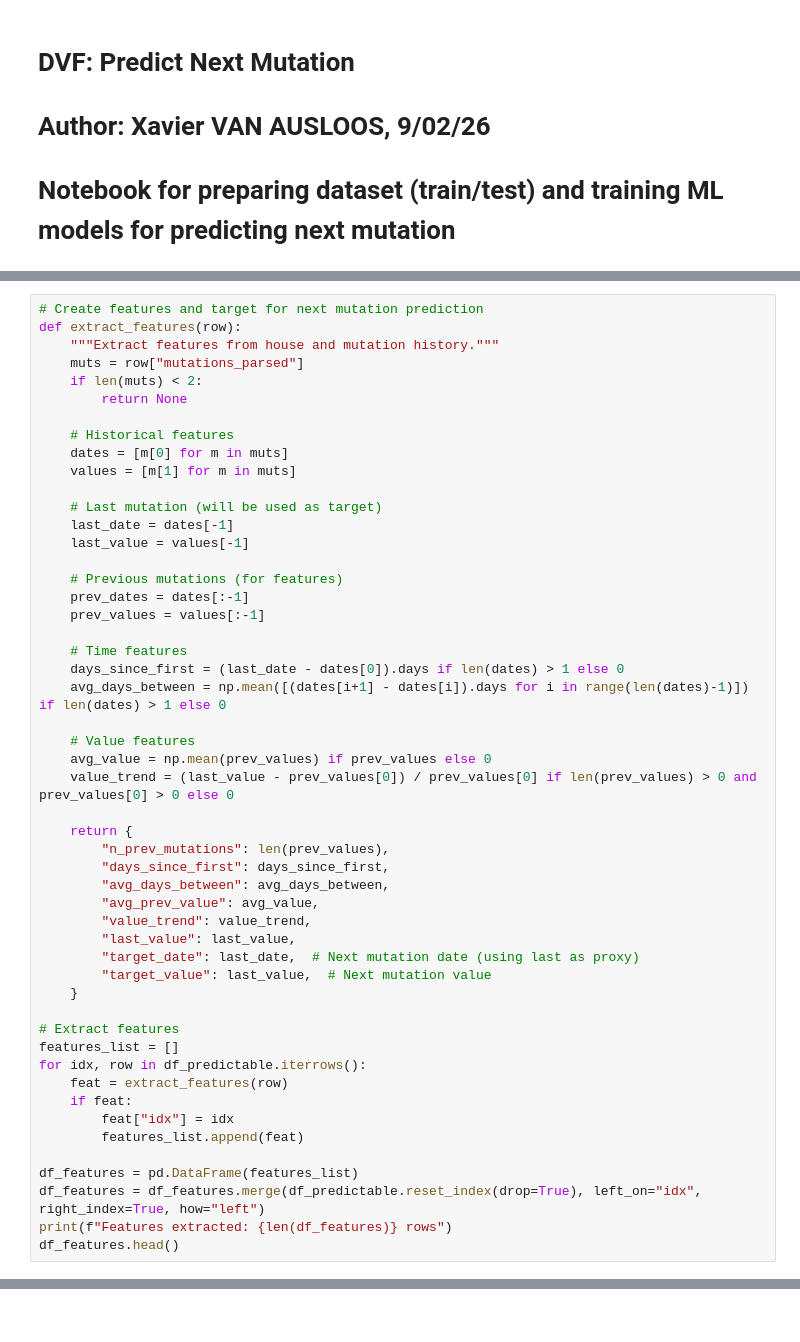
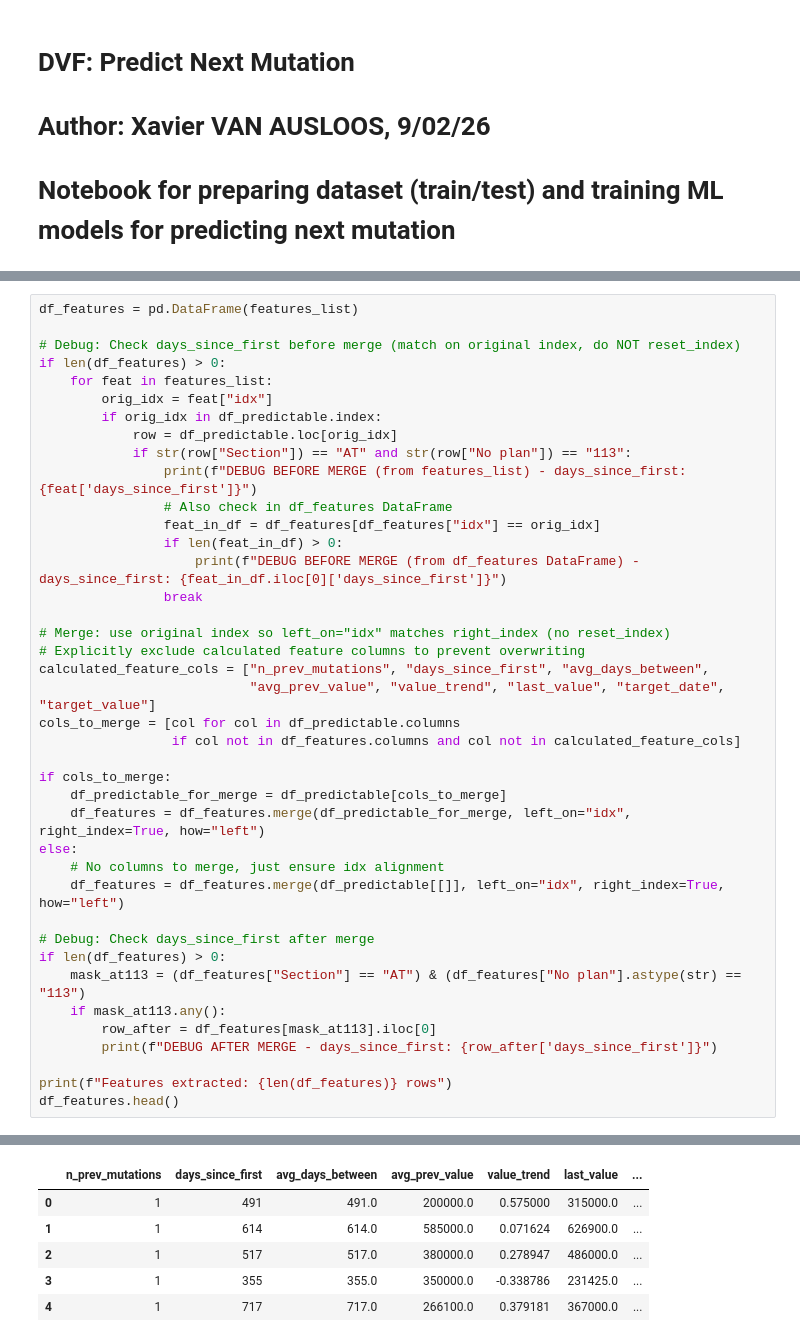
Before and after one commit to xvanausloos/ldi_dvf, a Jupyter notebook: notebooks/04_dvf_dataprep_train_test.ipynb, the cells around one changed output, grey strips where cells are left out. Saved outputs shown, nothing was run; the diff lists cells and outputs as text.

```diff
--- a/notebooks/04_dvf_dataprep_train_test.ipynb
+++ b/notebooks/04_dvf_dataprep_train_test.ipynb
@@ -64,51 +173,41 @@ print(f"Houses with >= 2 mutations: {len(df_predictable)} / {len(df)}")
 # %%
-# Create features and target for next mutation prediction
-def extract_features(row):
-    """Extract features from house and mutation history."""
-    muts = row["mutations_parsed"]
-    if len(muts) < 2:
-        return None
+df_features = pd.DataFrame(features_list)
 
-    # Historical features
-    dates = [m[0] for m in muts]
-    values = [m[1] for m in muts]
+# Debug: Check days_since_first before merge (match on original index, do NOT reset_index)
+if len(df_features) > 0:
+    for feat in features_list:
+        orig_idx = feat["idx"]
+        if orig_idx in df_predictable.index:
+            row = df_predictable.loc[orig_idx]
+            if str(row["Section"]) == "AT" and str(row["No plan"]) == "113":
+                print(f"DEBUG BEFORE MERGE (from features_list) - days_since_first: {feat['days_since_first']}")
+                # Also check in df_features DataFrame
+                feat_in_df = df_features[df_features["idx"] == orig_idx]
+                if len(feat_in_df) > 0:
+                    print(f"DEBUG BEFORE MERGE (from df_features DataFrame) - days_since_first: {feat_in_df.iloc[0]['days_since_first']}")
+                break
 
-    # Last mutation (will be used as target)
-    last_date = dates[-1]
-    last_value = values[-1]
+# Merge: use original index so left_on="idx" matches right_index (no reset_index)
+# Explicitly exclude calculated feature columns to prevent overwriting
+calculated_feature_cols = ["n_prev_mutations", "days_since_first", "avg_days_between",
+                           "avg_prev_value", "value_trend", "last_value", "target_date", "target_value"]
+cols_to_merge = [col for col in df_predictable.columns
+                 if col not in df_features.columns and col not in calculated_feature_cols]
 
-    # Previous mutations (for features)
-    prev_dates = dates[:-1]
-    prev_values = values[:-1]
+if cols_to_merge:
+    df_predictable_for_merge = df_predictable[cols_to_merge]
+    df_features = df_features.merge(df_predictable_for_merge, left_on="idx", right_index=True, how="left")
+else:
+    # No columns to merge, just ensure idx alignment
+    df_features = df_features.merge(df_predictable[[]], left_on="idx", right_index=True, how="left")
 
-    # Time features
-    days_since_first = (last_date - dates[0]).days if len(dates) > 1 else 0
-    avg_days_between = np.mean([(dates[i+1] - dates[i]).days for i in range(len(dates)-1)]) if len(dates) > 1 else 0
+# Debug: Check days_since_first after merge
+if len(df_features) > 0:
+    mask_at113 = (df_features["Section"] == "AT") & (df_features["No plan"].astype(str) == "113")
+    if mask_at113.any():
+        row_after = df_features[mask_at113].iloc[0]
+        print(f"DEBUG AFTER MERGE - days_since_first: {row_after['days_since_first']}")
 
-    # Value features
-    avg_value = np.mean(prev_values) if prev_values else 0
-    value_trend = (last_value - prev_values[0]) / prev_values[0] if len(prev_values) > 0 and prev_values[0] > 0 else 0
-
-    return {
-        "n_prev_mutations": len(prev_values),
-        "days_since_first": days_since_first,
-        "avg_days_between": avg_days_between,
-        "avg_prev_value": avg_value,
-        "value_trend": value_trend,
-        "last_value": last_value,
-        "target_date": last_date,  # Next mutation date (using last as proxy)
-        "target_value": last_value,  # Next mutation value
-    }
-
-# Extract features
-features_list = []
-for idx, row in df_predictable.iterrows():
-    feat = extract_features(row)
-    if feat:
-        feat["idx"] = idx
-        features_list.append(feat)
-
-df_features = pd.DataFrame(features_list)
-df_features = df_features.merge(df_predictable.reset_index(drop=True), left_on="idx", right_index=True, how="left")
 print(f"Features extracted: {len(df_features)} rows")
 df_features.head()
+# %% [output]
@@ -114,0 +218,6 @@ df_features.head()
+|  | n_prev_mutations | days_since_first | avg_days_between | avg_prev_value | value_trend | last_value | ... |
+| 0 | 1 | 491 | 491.0 | 200000.0 | 0.575000 | 315000.0 | ... |
+| 1 | 1 | 614 | 614.0 | 585000.0 | 0.071624 | 626900.0 | ... |
+| 2 | 1 | 517 | 517.0 | 380000.0 | 0.278947 | 486000.0 | ... |
+| 3 | 1 | 355 | 355.0 | 350000.0 | -0.338786 | 231425.0 | ... |
+| 4 | 1 | 717 | 717.0 | 266100.0 | 0.379181 | 367000.0 | ... |
```
Also changed, not shown: parts of 14 cells of this notebook, 11 other files.
